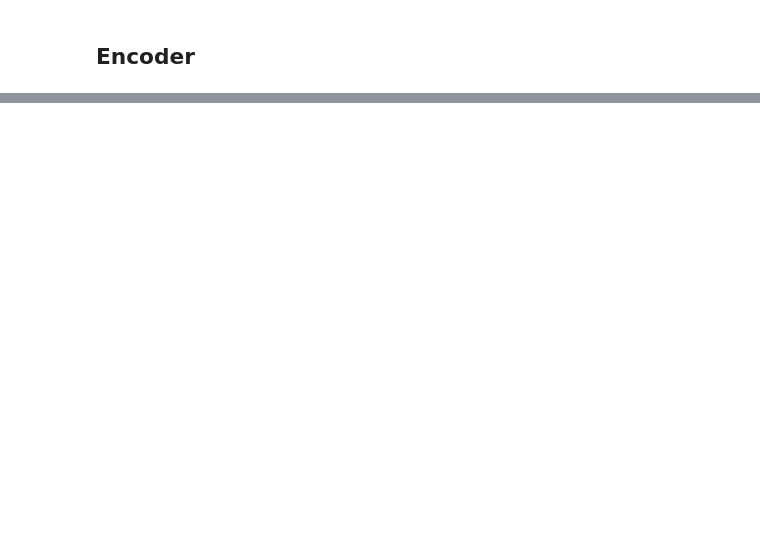
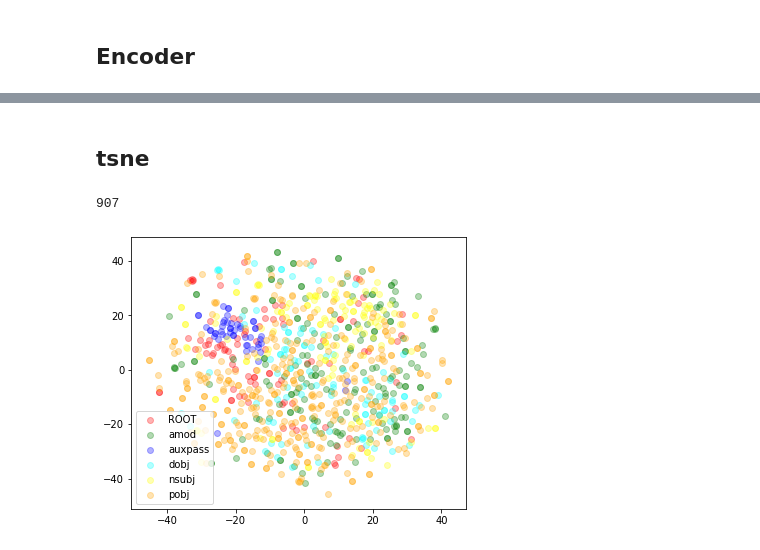
Before and after one commit to Shaul1321/INLP-dim-reduction, a Jupyter notebook: src/inlp-dim-reduction-syntax.ipynb, the cells around one changed output, grey strips where cells are left out. Saved outputs shown, nothing was run; the diff lists cells and outputs as text; code cells hidden in the pictures; blank space fills up the shorter version.

```diff
--- a/src/inlp-dim-reduction-syntax.ipynb
+++ b/src/inlp-dim-reduction-syntax.ipynb
@@ -262,0 +511,9 @@ model.score(dev_x, dev_y)
+# %%
+clf = Ridge
+params = {"fit_intercept": True}
+
+autoregressive = True
+dropout = 0.03
+n = 50
+P, rowspace_projections, Ws = inlp.run_inlp(clf, params, n, 768, autoregressive, min_accuracy = -1.0, X_train=train_x,
+                                            Y_train=train_y, X_dev=dev_x, Y_dev=dev_y, dropout_rate = dropout)
@@ -371,0 +706,4 @@ ModuleNotFoundError: No module named 'pytorch_lightning'
+# %%
+siamese = Siamese(train, dev, 768, 1024, 0.0, device = "cuda").cuda()
+# %%
+siamese.train_network(50)
@@ -371,0 +720,33 @@ ModuleNotFoundError: No module named 'pytorch_lightning'
+# %%
+w = siamese.w1.detach().cpu().numpy() * siamese.l1.weight.detach().cpu().numpy()
+#w = siamese.w1.siamese.l2.weight.detach().cpu().numpy()
+P_Rw = inlp.get_rowspace_projection(w)
+# %% [markdown]
+## tsne
+# %%
+n = 3000
+data_for_tsne = [tup[4] for tup in dev[:n]]
+data_for_tsne_docs = [tup[1] for tup in dev[:n]]
+data_for_tsne_idx = [tup[2] for tup in dev[:n]]
+data_for_tsen_deps = []
+to_keep = ["nsubj", "dobj", "pobj", "auxpass", "amod", "ROOT"]
+#to_keep = ["NOUN", "VERB", "ADJ"]
+vecs = []
+
+for doc,i,v in zip(data_for_tsne_docs,data_for_tsne_idx,data_for_tsne):
+
+    dep = doc[i].dep_
+    if dep in to_keep:
+        data_for_tsen_deps.append(doc[i].dep_)
+        vecs.append(v)
+
+vecs = np.array(vecs)
+vecs_rowspace = P_Rw.dot(vecs.T).T
+
+data_for_tsen_deps = np.array(data_for_tsen_deps)
+print(len(vecs))
+assert len(data_for_tsen_deps) == len(vecs)
+tsne(vecs_rowspace, data_for_tsen_deps)
+# %% [output]
+907
+[figure, added]
```
Also changed, not shown: parts of 27 cells of this notebook.
